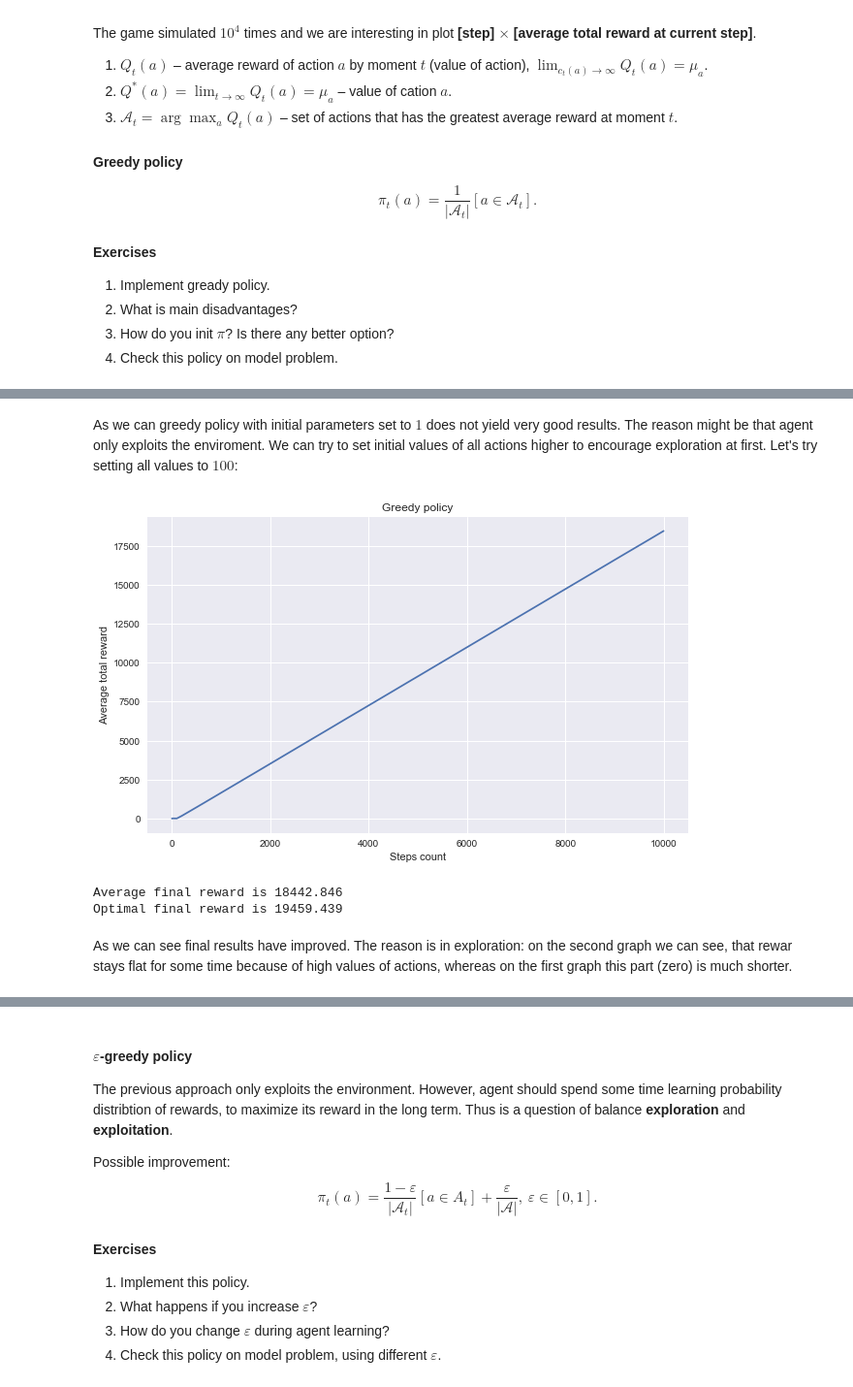
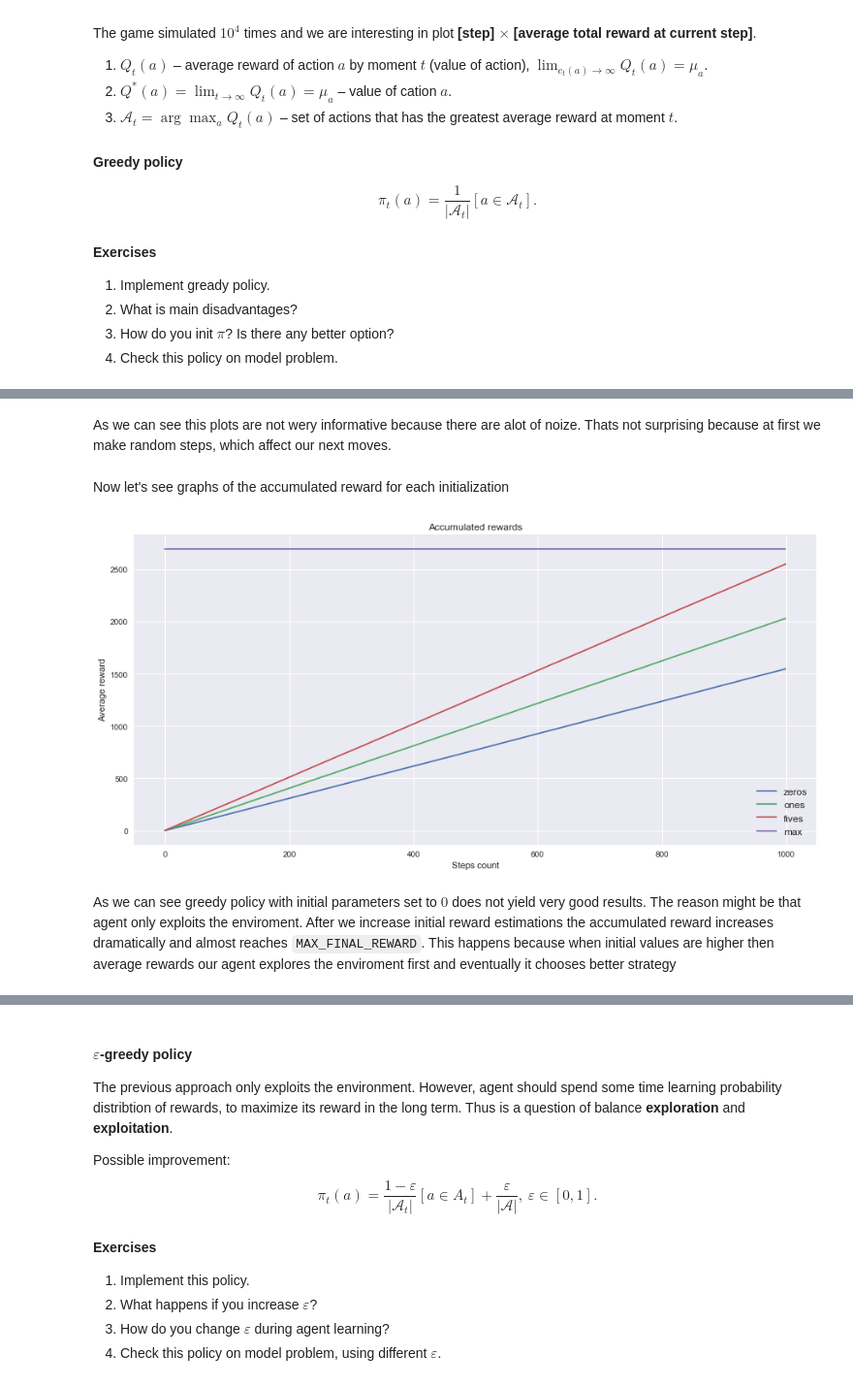
Before and after one commit to puhsu/renju, a Jupyter notebook: labs/lab4/lab-4.ipynb, the cells around one changed output, grey strips where cells are left out. Shown at 97% size. Cells and saved outputs as stored; diff of their text form; code cells hidden in the pictures.

```diff
--- a/labs/lab4/lab-4.ipynb
+++ b/labs/lab4/lab-4.ipynb
@@ -157,0 +123,23 @@ Optimal final reward is 19459.439
+# %%
+def play_greedy(action_value):
+    action_count = np.zeros(BANDIT_COUNT)   # c(a) = 0
+    reward_history = np.zeros(STEP_COUNT)   # store reward at each step
+    reward_accumulated = np.zeros(STEP_COUNT)
+
+    for t in range(STEP_COUNT):
+        # choose action greedy
+        action = np.random.choice(np.flatnonzero(action_value == np.max(action_value)))
+        reward = get_reward(action, reward_expectations)
+
+        # update reward estimations
+        if action_count[action]:
+            action_value[action] += (reward - action_value[action]) / action_count[action]
+        else:
+            action_value[action] = reward
+
+        # update stats
+        action_count[action] += 1
+        reward_history[t] = reward
+        reward_accumulated[t] = reward_accumulated[t - 1] + reward
+
+    return reward_history, reward_accumulated, action_value
@@ -158,2 +178,22 @@ Optimal final reward is 19459.439
+# %% [markdown]
+As we can see this plots are not wery informative because there are alot of noize. Thats not surprising because at first we make random steps, which affect our next moves.
+# %% [markdown]
+Now let's see graphs of the accumulated reward for each initialization
+# %%
+plt.figure(figsize=(15, 7))
+
+plt.title('Accumulated rewards')
+plt.xlabel('Steps count')
+plt.ylabel('Average reward')
+
+plt.plot(init_zeros[1], label='zeros')
+plt.plot(init_ones[1], label='ones')
+plt.plot(init_five[1], label='fives')
+plt.plot([MAX_FINAL_REWARD] * STEP_COUNT, label='max')
+
+plt.legend(fontsize='large')
+plt.show()
+# %% [output]
+[figure, added]
 # %% [markdown]
-As we can greedy policy with initial parameters set to $1$ does not yield very good results. The reason might be that agent only exploits the enviroment. We can try to set initial values of all actions higher to encourage exploration at first. Let's try setting all values to $100$:
+As we can see greedy policy with initial parameters set to $0$ does not yield very good results. The reason might be that agent only exploits the enviroment. After we increase initial reward estimations the accumulated reward increases dramatically and almost reaches `MAX_FINAL_REWARD`. This happens because when initial values are higher then average rewards our agent explores the enviroment first and eventually it chooses better strategy
@@ -171,15 +199,0 @@ average_total_reward = np.array(average_total_reward) / iter_count
-# %%
-plt.figure(figsize=(10, 6))
-plt.title('Greedy policy')
-plt.xlabel('Steps count')
-plt.ylabel('Average total reward')
-plt.plot(average_total_reward)
-plt.show()
-print('Average final reward is {:.3f}'.format(average_total_reward[-1]))
-print('Optimal final reward is {:.3f}'.format(max_total_reward))
-# %% [output]
-[figure, removed]
-Average final reward is 18442.846
-Optimal final reward is 19459.439
-# %% [markdown]
-As we can see final results have improved. The reason is in exploration: on the second graph we can see, that rewar stays flat for some time because of high values of actions, whereas on the first graph this part (zero) is much shorter.
```
Also changed, not shown: parts of 75 cells of this notebook, 2 other files.
